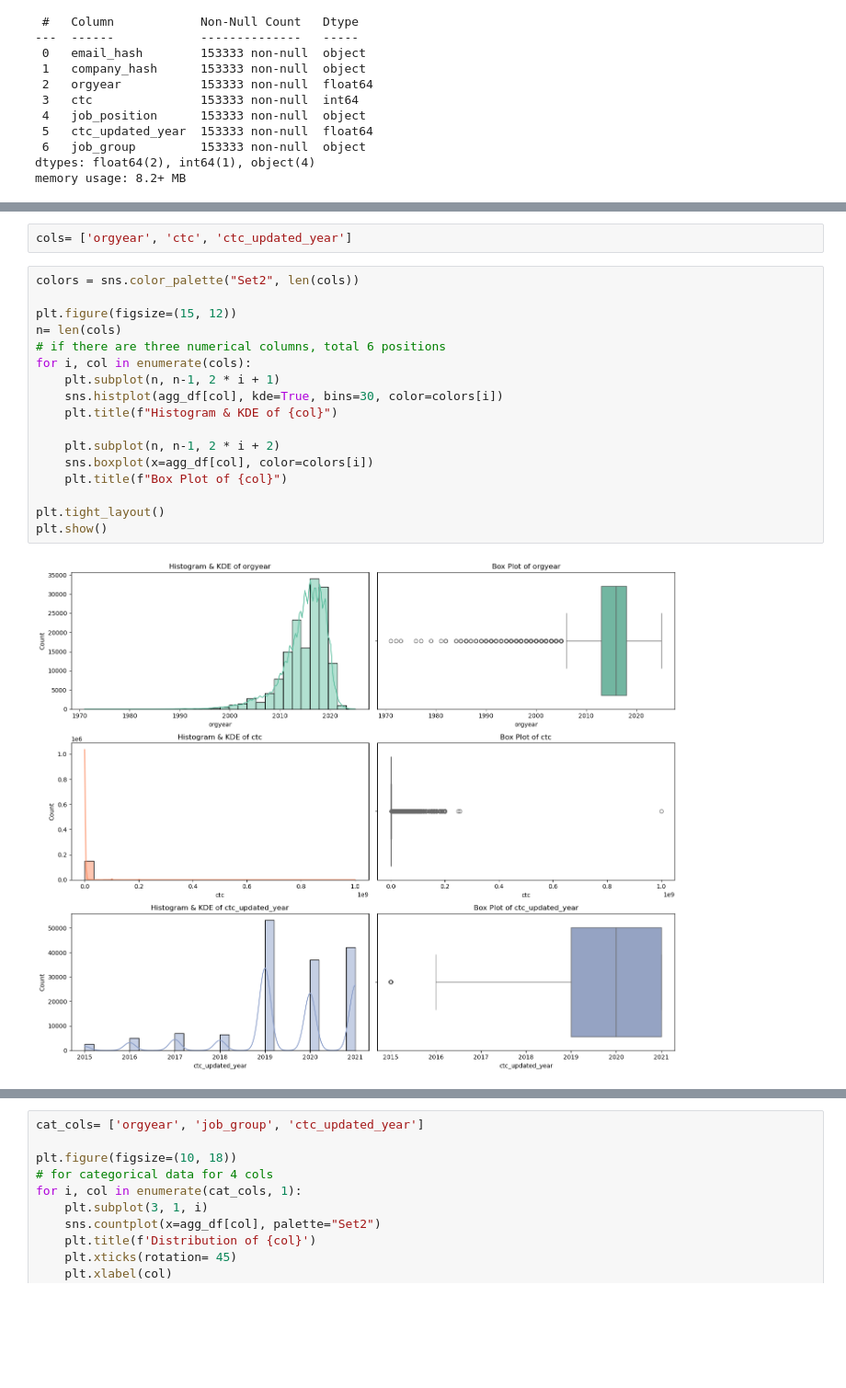
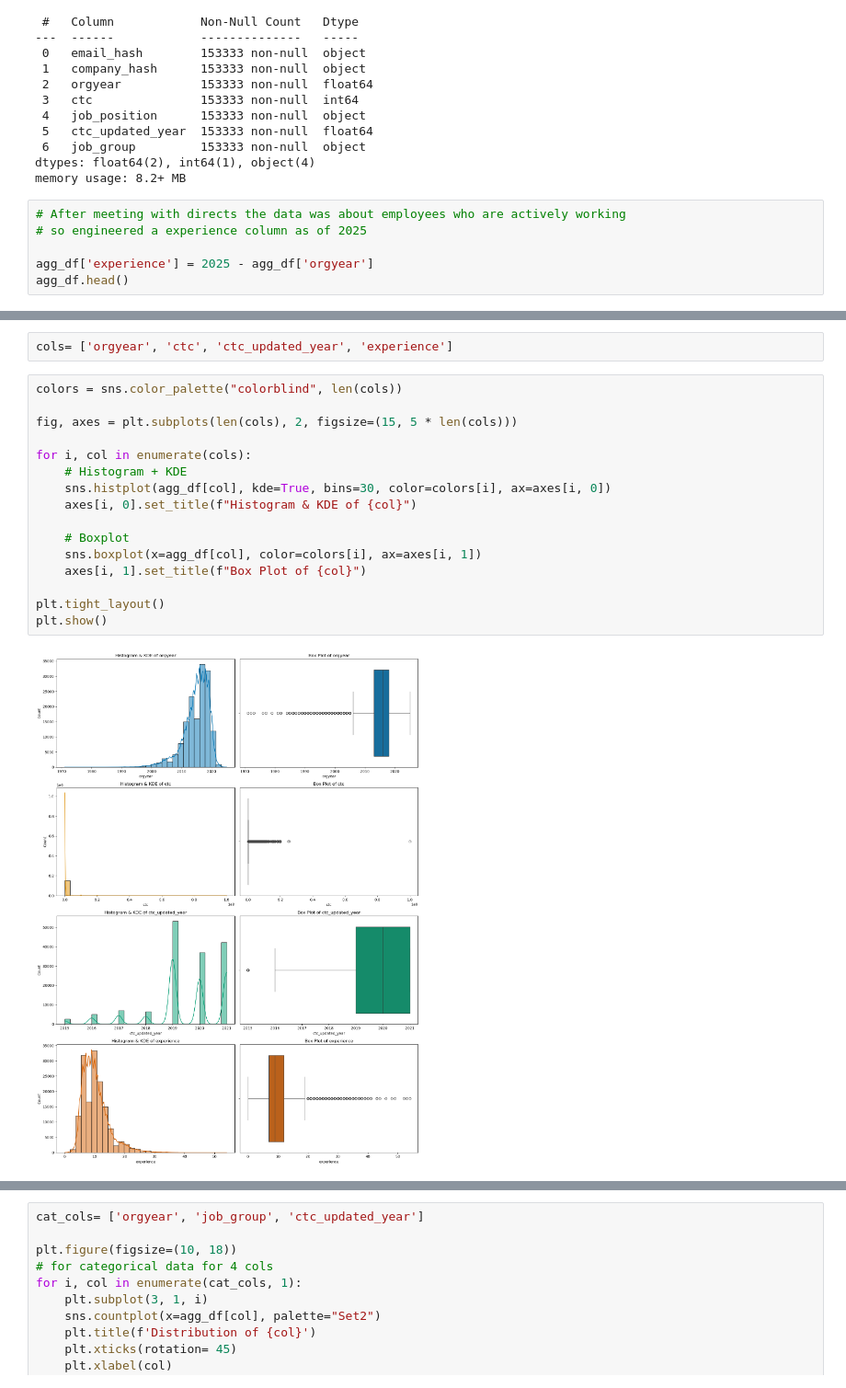
Before and after one commit to sayed-ashfaq/Scaler-Clustering, a Jupyter notebook: Scaler Clustering.ipynb, the cells around one changed output, grey strips where cells are left out. Shown at 92% size. Cells and saved outputs as stored; diff of their text form; blank space fills up the shorter version.

```diff
--- a/Scaler Clustering.ipynb
+++ b/Scaler Clustering.ipynb
@@ -1025,3 +964,9 @@ Data columns (total 7 columns):
  6   job_group         153333 non-null  object
 dtypes: float64(2), int64(1), object(4)
 memory usage: 8.2+ MB
+# %%
+# After meeting with directs the data was about employees who are actively working
+# so engineered a experience column as of 2025
+
+agg_df['experience'] = 2025 - agg_df['orgyear']
+agg_df.head()
@@ -1028,24 +1004,23 @@ memory usage: 8.2+ MB
 # %%
-cols= ['orgyear', 'ctc', 'ctc_updated_year']
+cols= ['orgyear', 'ctc', 'ctc_updated_year', 'experience']
 # %%
-colors = sns.color_palette("Set2", len(cols))
+colors = sns.color_palette("colorblind", len(cols))
 
-plt.figure(figsize=(15, 12))
-n= len(cols)
-# if there are three numerical columns, total 6 positions
+fig, axes = plt.subplots(len(cols), 2, figsize=(15, 5 * len(cols)))
+
 for i, col in enumerate(cols):
-    plt.subplot(n, n-1, 2 * i + 1)
-    sns.histplot(agg_df[col], kde=True, bins=30, color=colors[i])
-    plt.title(f"Histogram & KDE of {col}")
+    # Histogram + KDE
+    sns.histplot(agg_df[col], kde=True, bins=30, color=colors[i], ax=axes[i, 0])
+    axes[i, 0].set_title(f"Histogram & KDE of {col}")
 
-    plt.subplot(n, n-1, 2 * i + 2)
-    sns.boxplot(x=agg_df[col], color=colors[i])
-    plt.title(f"Box Plot of {col}")
+    # Boxplot
+    sns.boxplot(x=agg_df[col], color=colors[i], ax=axes[i, 1])
+    axes[i, 1].set_title(f"Box Plot of {col}")
 
 plt.tight_layout()
 plt.show()
 # %% [output]
-[figure, old version]
+[figure, new version]
 # %% [markdown]
 - Clearly orgyear is very bad, it is having years in it but the data is skyrocketed
 - Need more analysis on orgyear
```
Also changed, not shown: parts of 69 cells of this notebook, 2 other files.
